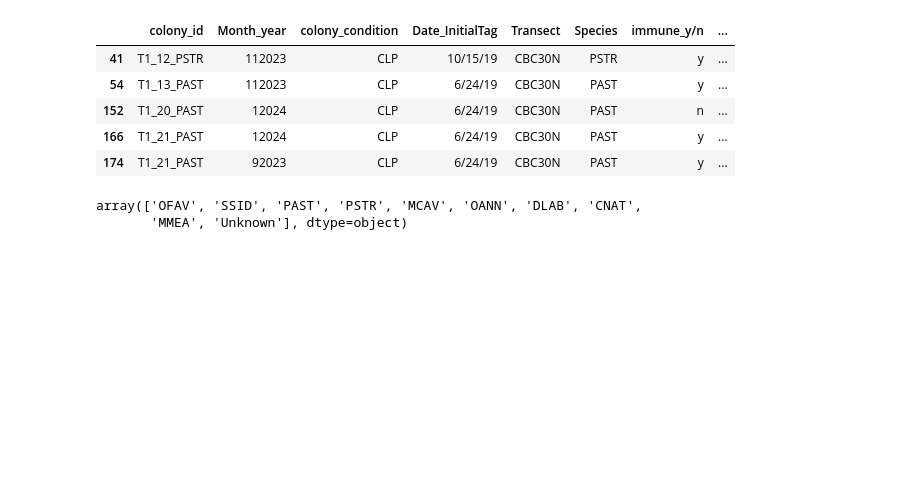
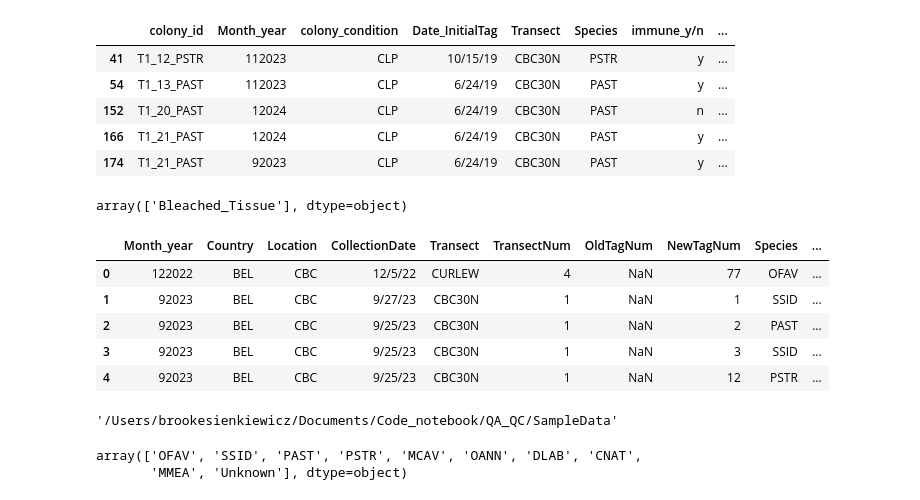
Before and after one commit to brookewicz/Code_notebook, a Jupyter notebook: QA_QC/SampleData/BleachedSamples.ipynb, the cells around one changed output. Saved outputs shown, nothing was run; the diff lists cells and outputs as text; code cells hidden in the pictures; blank space fills up the shorter version.

Commit message:
save test export

```diff
--- a/QA_QC/SampleData/BleachedSamples.ipynb
+++ b/QA_QC/SampleData/BleachedSamples.ipynb
@@ -132,13 +160,17 @@ merged.loc[merged['colony_condition']=='CLP',:].head(5)
 # then somehow replace original sample data? maybe just by matching tubelabel?
 
 bl_conds = ['CLP','CLB','CLP,CLB','CLB,CLP']
+disease= ['Diseased_Tissue', 'Diseased_Margin']
+
 # get rows with no samples
 # rows_na = (merged['sample_ids'].explode().isna().groupby(level=0).any())
 
 # get rows with clp/clb conditions
 rows = (merged['colony_condition'].isin(bl_conds) &
         # exclude rows with no samples
-        merged['Tubelabel_species'].notna())
+        merged['Tubelabel_species'].notna() &
+        # only when condition is healthy (don't want to override diseased-tissue)
+        ~merged['sample_condition'].isin(disease))
 
 # update only those rows with bleached sample status
 merged.loc[rows, 'sample_condition'] = 'Bleached_Tissue'
@@ -152,3 +189,29 @@ merged.loc[merged['colony_condition']=='CLP',:].head(5)
 | 152 | T1_20_PAST | 12024 | CLP | 6/24/19 | CBC30N | PAST | n | ... |
 | 166 | T1_21_PAST | 12024 | CLP | 6/24/19 | CBC30N | PAST | y | ... |
 | 174 | T1_21_PAST | 92023 | CLP | 6/24/19 | CBC30N | PAST | y | ... |
+# %%
+# export changes to sctld_samples
+test=sample.merge(
+    merged[['colony_id','Tubelabel_species','sample_condition','Month_year']],
+    on=['colony_id', 'Tubelabel_species','Month_year'],
+    how='left')
+
+# update only where there's a change
+rows = test['sample_condition'].notna() & (test['Health_status'] != test['sample_condition'])
+
+test.loc[rows, 'Health_status'] = test.loc[mask, 'sample_condition']
+test.loc[rows, 'sample_condition'].unique()
+# %% [output]
+array(['Bleached_Tissue'], dtype=object)
+# %%
+# drop new cols
+test = test.drop(columns=['sample_condition','colony_id'])
+# %%
+test.head()
+# %% [output]
+|  | Month_year | Country | Location | CollectionDate | Transect | TransectNum | OldTagNum | NewTagNum | Species | ... |
+| 0 | 122022 | BEL | CBC | 12/5/22 | CURLEW | 4 | NaN | 77 | OFAV | ... |
+| 1 | 92023 | BEL | CBC | 9/27/23 | CBC30N | 1 | NaN | 1 | SSID | ... |
+| 2 | 92023 | BEL | CBC | 9/25/23 | CBC30N | 1 | NaN | 2 | PAST | ... |
+| 3 | 92023 | BEL | CBC | 9/25/23 | CBC30N | 1 | NaN | 3 | SSID | ... |
+| 4 | 92023 | BEL | CBC | 9/25/23 | CBC30N | 1 | NaN | 12 | PSTR | ... |
@@ -154,0 +221,4 @@ merged.loc[merged['colony_condition']=='CLP',:].head(5)
+# %%
+os.getcwd()
+# %% [output]
+'/Users/brookesienkiewicz/Documents/Code_notebook/QA_QC/SampleData'
```
Also changed, not shown: parts of 9 cells of this notebook.
